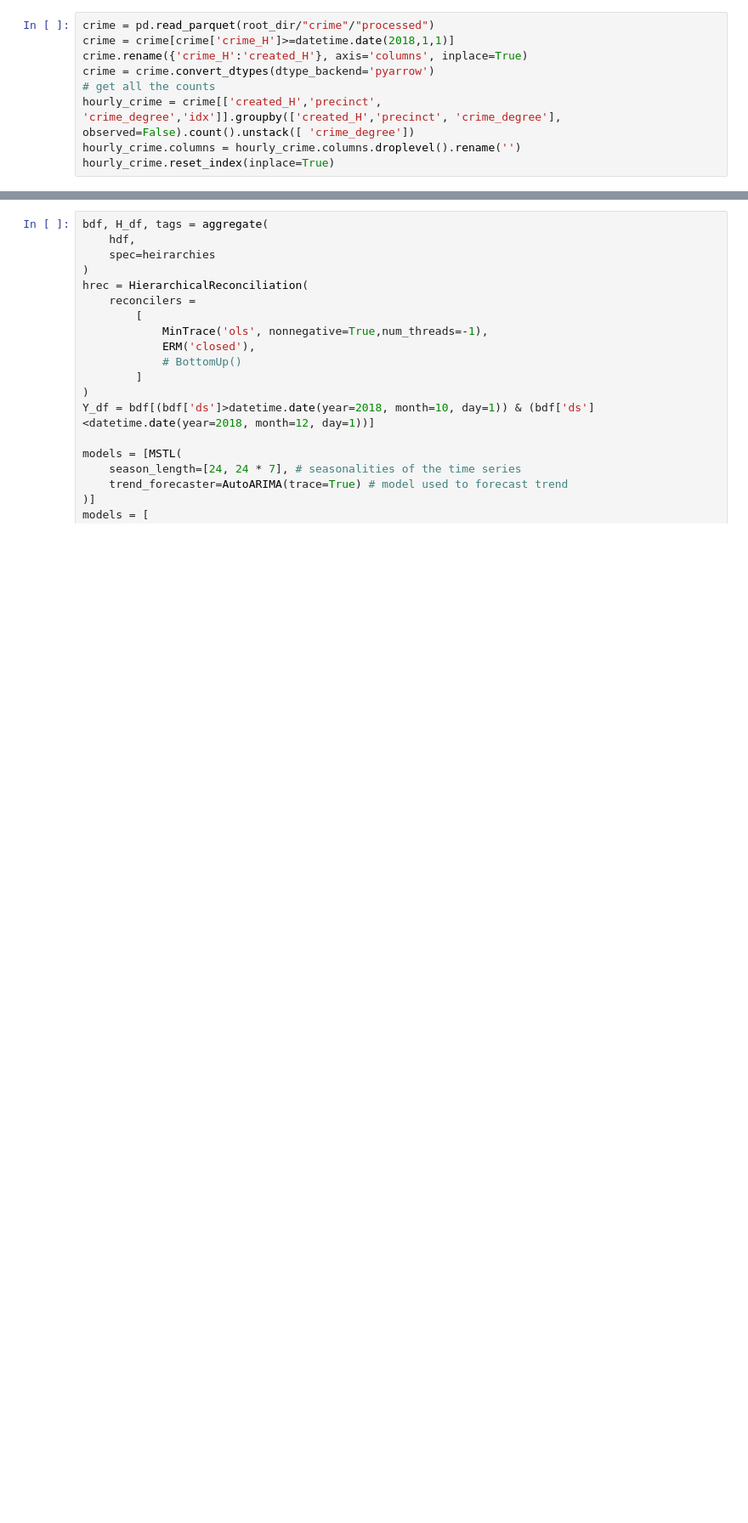
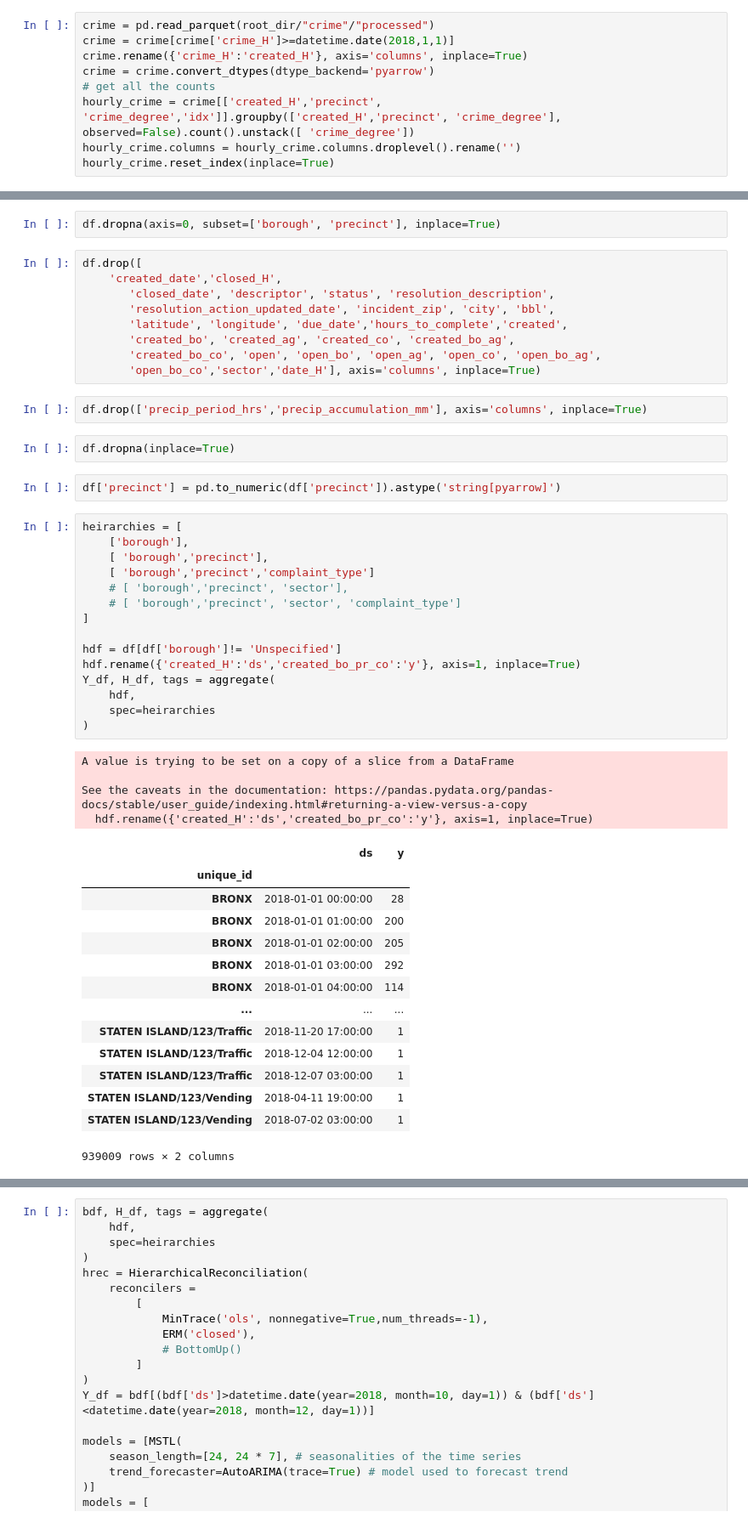
Before and after one commit to jamorr/Capstone, a Jupyter notebook: src/ts_analysis.ipynb, the cells around one changed output, grey strips where cells are left out. Shown at 85% size. Drawn from its saved outputs; the diff is of its cells as text; blank space fills up the shorter version.

```diff
--- a/src/ts_analysis.ipynb
+++ b/src/ts_analysis.ipynb
@@ -85,0 +91,51 @@ df = pd.merge(df, hourly_crime, how='left', left_on=['created_H', 'precinct'], r
+# %%
+df.dropna(axis=0, subset=['borough', 'precinct'], inplace=True)
+# %%
+df.drop([
+    'created_date','closed_H',
+       'closed_date', 'descriptor', 'status', 'resolution_description',
+       'resolution_action_updated_date', 'incident_zip', 'city', 'bbl',
+       'latitude', 'longitude', 'due_date','hours_to_complete','created',
+       'created_bo', 'created_ag', 'created_co', 'created_bo_ag',
+       'created_bo_co', 'open', 'open_bo', 'open_ag', 'open_co', 'open_bo_ag',
+       'open_bo_co','sector','date_H'], axis='columns', inplace=True)
+# %%
+df.drop(['precip_period_hrs','precip_accumulation_mm'], axis='columns', inplace=True)
+# %%
+df.dropna(inplace=True)
+# %%
+df['precinct'] = pd.to_numeric(df['precinct']).astype('string[pyarrow]')
+# %%
+heirarchies = [
+    ['borough'],
+    [ 'borough','precinct'],
+    [ 'borough','precinct','complaint_type']
+    # [ 'borough','precinct', 'sector'],
+    # [ 'borough','precinct', 'sector', 'complaint_type']
+]
+
+hdf = df[df['borough']!= 'Unspecified']
+hdf.rename({'created_H':'ds','created_bo_pr_co':'y'}, axis=1, inplace=True)
+Y_df, H_df, tags = aggregate(
+    hdf,
+    spec=heirarchies
+)
+# %% [output]
+A value is trying to be set on a copy of a slice from a DataFrame
+
+See the caveats in the documentation: https://pandas.pydata.org/pandas-docs/stable/user_guide/indexing.html#returning-a-view-versus-a-copy
+  hdf.rename({'created_H':'ds','created_bo_pr_co':'y'}, axis=1, inplace=True)
+|  | ds | y |
+| unique_id |  |  |
+| BRONX | 2018-01-01 00:00:00 | 28 |
+| BRONX | 2018-01-01 01:00:00 | 200 |
+| BRONX | 2018-01-01 02:00:00 | 205 |
+| BRONX | 2018-01-01 03:00:00 | 292 |
+| BRONX | 2018-01-01 04:00:00 | 114 |
+| ... | ... | ... |
+| STATEN ISLAND/123/Traffic | 2018-11-20 17:00:00 | 1 |
+| STATEN ISLAND/123/Traffic | 2018-12-04 12:00:00 | 1 |
+| STATEN ISLAND/123/Traffic | 2018-12-07 03:00:00 | 1 |
+| STATEN ISLAND/123/Vending | 2018-04-11 19:00:00 | 1 |
+| STATEN ISLAND/123/Vending | 2018-07-02 03:00:00 | 1 |
+939009 rows × 2 columns
```
Also changed, not shown: parts of 18 cells of this notebook, 4 other files.
